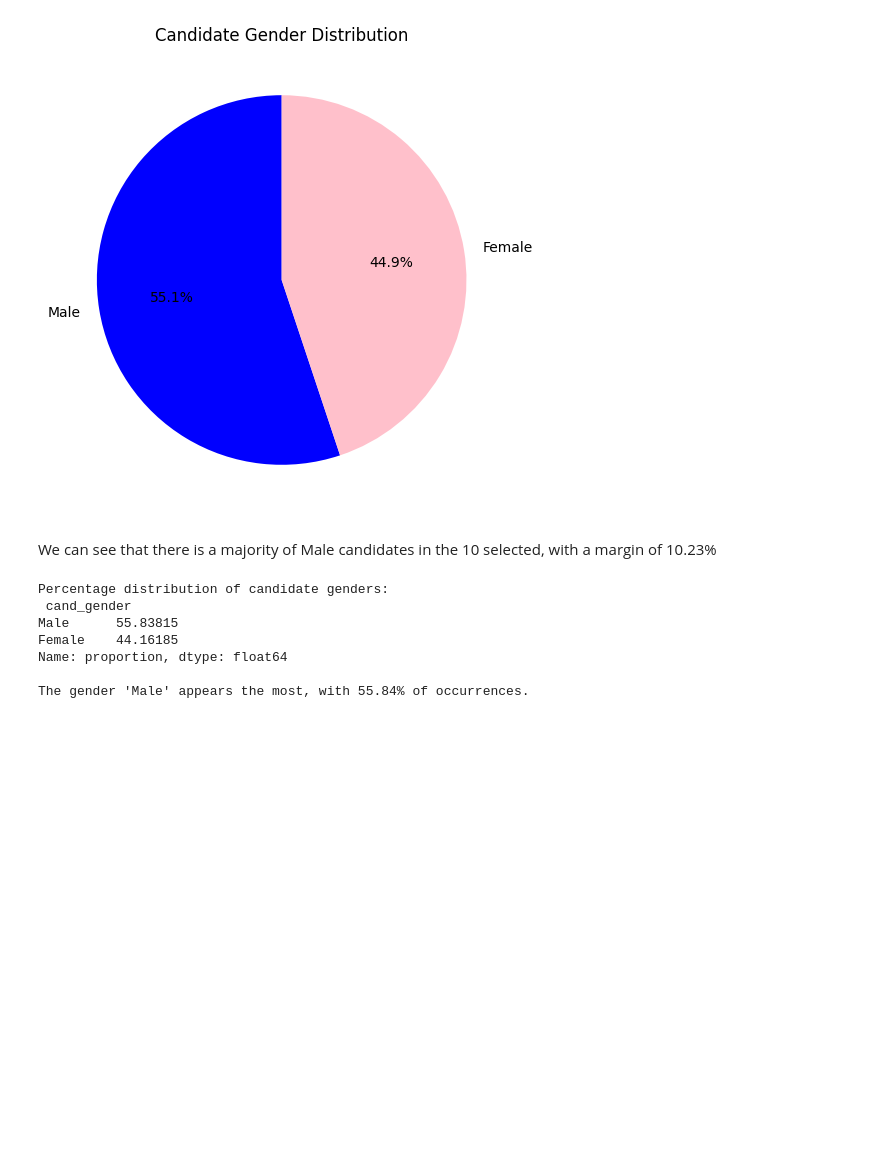
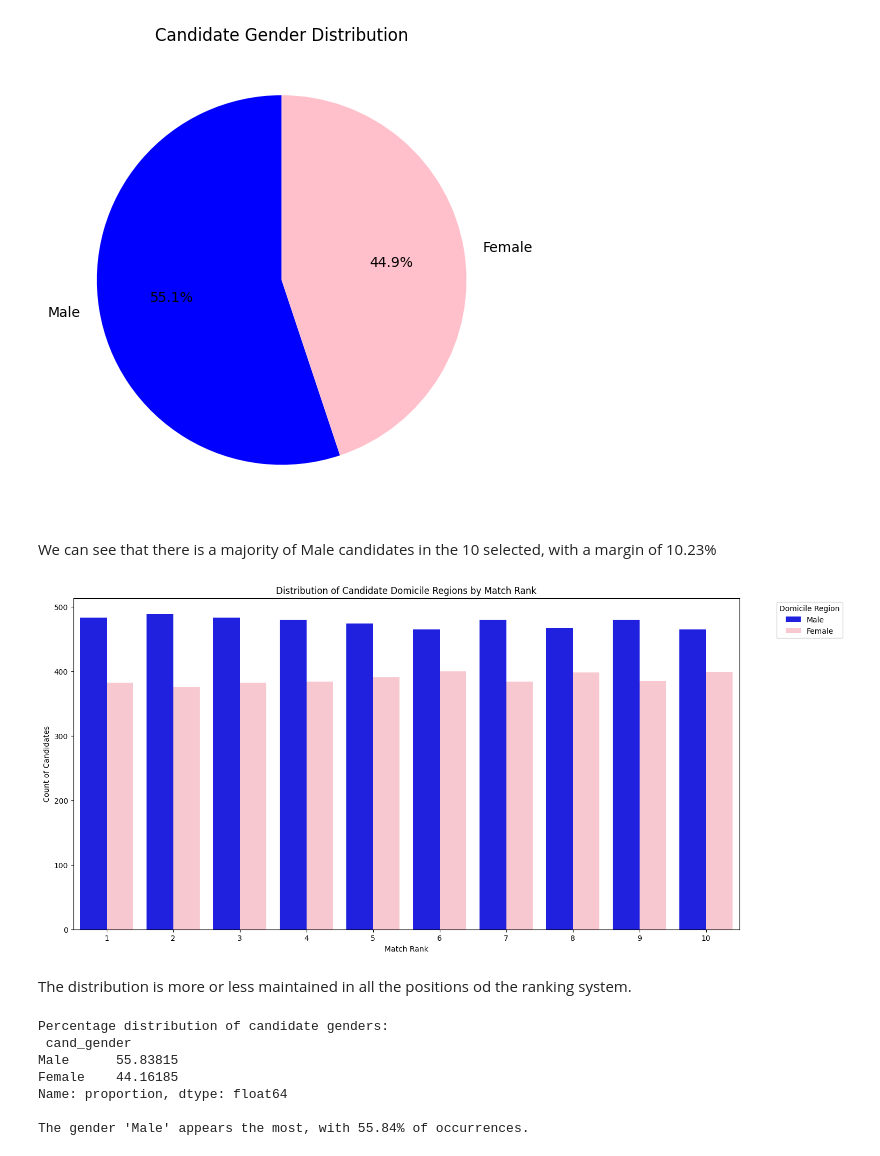
Before and after one commit to adiiulio/AiInIndustry_2025, a Jupyter notebook: fariness.ipynb, the cells around one changed output. Cells and saved outputs as stored; diff of their text form; code cells hidden in the pictures; blank space fills up the shorter version.

```diff
--- a/fariness.ipynb
+++ b/fariness.ipynb
@@ -323,6 +320,27 @@ plt.show()
 [figure]
 # %% [markdown]
 We can see that there is a majority of Male candidates in the 10 selected, with a margin of 10.23%
+# %%
+import matplotlib.pyplot as plt
+import seaborn as sns
+
+plt.figure(figsize=(16, 8))
+
+# Plot the frequency of each domicile region for different match ranks
+sns.countplot(data=dm_df, x="match_rank", hue="cand_gender", palette=['blue', 'pink'])
+
+# Customize the plot
+plt.xlabel("Match Rank")
+plt.ylabel("Count of Candidates")
+plt.title("Distribution of Candidate Domicile Regions by Match Rank")
+plt.legend(title="Domicile Region", bbox_to_anchor=(1.05, 1), loc='upper left')
+plt.xticks(rotation=0)  # Ensure readability
+
+plt.show()
+# %% [output]
+[figure, added]
+# %% [markdown]
+The distribution is more or less maintained in all the positions od the ranking system.
 # %%
 # Count occurrences of each gender
 gender_counts = dm_top_applicants['cand_gender'].value_counts(normalize=True) * 100  # Convert to percentage
```
Also changed, not shown: parts of 15 cells of this notebook.
